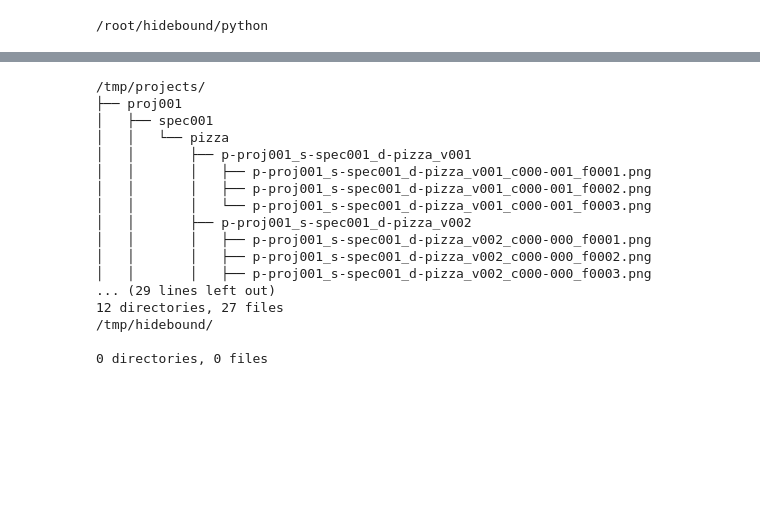
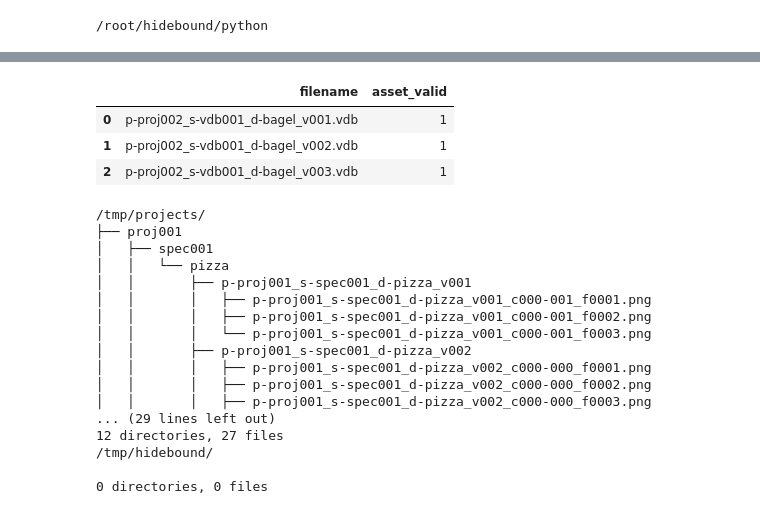
Before and after one commit to theNewFlesh/hidebound, a Jupyter notebook: notebooks/hidebound-dev.ipynb, the cells around one changed output, grey strips where cells are left out. Cells and saved outputs as stored; diff of their text form; code cells hidden in the pictures; blank space fills up the shorter version.

```diff
--- a/notebooks/hidebound-dev.ipynb
+++ b/notebooks/hidebound-dev.ipynb
@@ -30,7 +30,6 @@ import hidebound.server.components as components
 /root/hidebound/python
 # %%
 class Spec001(SequenceSpecificationBase):
-    name = 'spec001'
     filename_fields = ['project', 'specification', 'descriptor', 'version', 'coordinate', 'frame', 'extension']
     descriptor = ListType(StringType(), required=True, validators=[is_descriptor, is_homogenous])
     frame = ListType(IntType(), required=True, validators=[is_frame])
@@ -41,7 +40,6 @@ class Spec001(SequenceSpecificationBase):
 #     )
 
 class Spec002(SequenceSpecificationBase):
-    name = 'spec002'
     filename_fields = ['project', 'specification', 'descriptor', 'version', 'frame', 'extension']
     width = ListType(IntType(), required=True, validators=[lambda x: is_eq(x, 1024)])
     height = ListType(IntType(), required=True, validators=[lambda x: is_eq(x, 1024)])
@@ -52,19 +50,20 @@ class Spec002(SequenceSpecificationBase):
     )
 
 class Vdb001(FileSpecificationBase):
-    name = 'vdb001'
     filename_fields = ['project', 'specification', 'descriptor', 'version', 'extension']
-    extension = StringType(required=True, validators=[is_extension, lambda x: is_eq(x, 'vdb')])
+    extension = ListType(StringType(), required=True, validators=[is_extension, lambda x: is_eq(x, 'vdb')])
 
 # db = Database(root, [Spec001, Spec002, Vdb001])
 # db = Database(root, [Spec001, Spec002], exclude_regex='misc\.txt|vdb001')
 root = '/tmp/projects'
 hb_root = '/tmp/hidebound'
 os.makedirs(hb_root, exist_ok=True)
-db = Database(root, hb_root, [Spec001, Spec002])
+# db = Database(root, hb_root, [Spec001, Spec002, Vdb001])
+db = Database(root, hb_root, [Vdb001])
 db.update()
 db.data.T
-# db.update().create()
+db.update().create()
+# db.delete()
 
-# !tree /tmp/hidebound/; tree /tmp/projects
+!tree /tmp/hidebound/; tree /tmp/projects
 # %% [output]
@@ -87,3 +87,10 @@ db.data.T
+# %%
+db.search('SELECT filename, asset_valid FROM data WHERE specification == "vdb001"')
+# %% [output]
+|  | filename | asset_valid |
+| 0 | p-proj002_s-vdb001_d-bagel_v001.vdb | 1 |
+| 1 | p-proj002_s-vdb001_d-bagel_v002.vdb | 1 |
+| 2 | p-proj002_s-vdb001_d-bagel_v003.vdb | 1 |
 # %%
 root = '/tmp/projects'
 if Path(root).exists():
```
Also changed, not shown: parts of 1 cell of this notebook, 1 other file.
